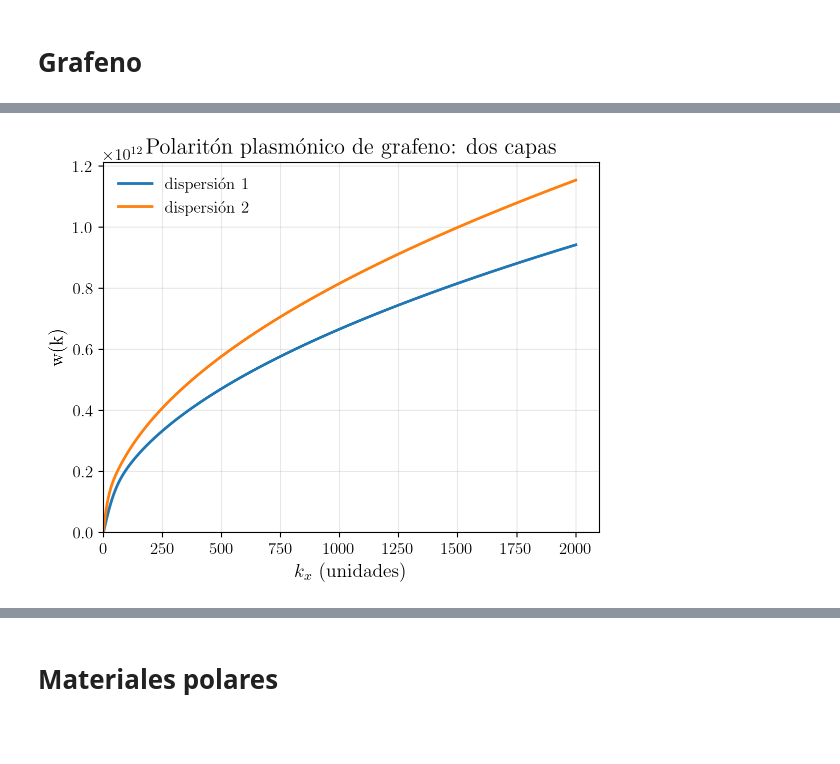
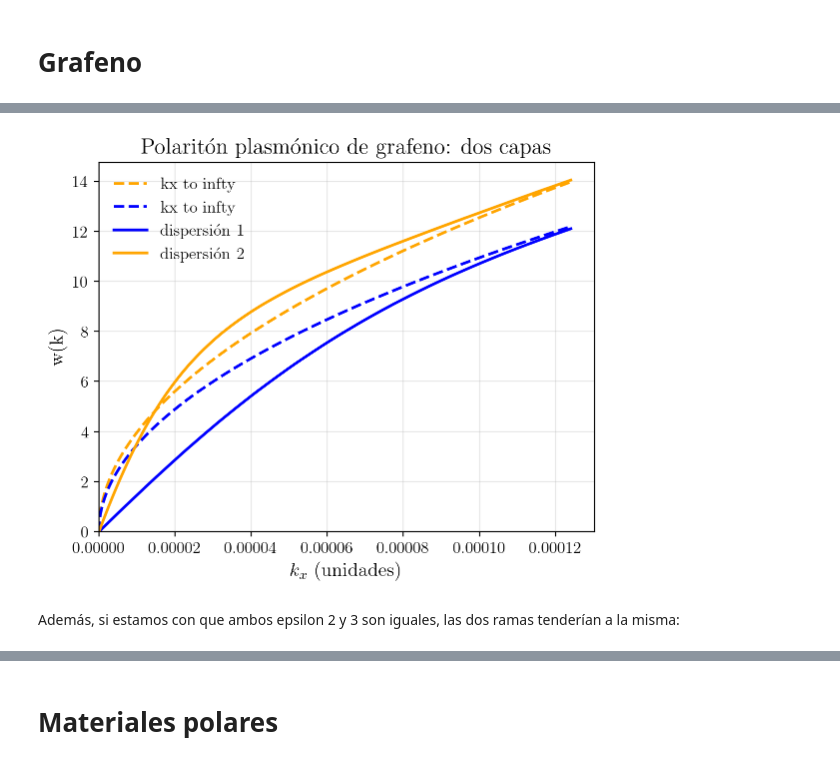
Before and after one commit to Scarlata0/Hybrid-Polaritons---TFG, a Jupyter notebook: TFG-Mario.ipynb, the cells around one changed output, grey strips where cells are left out. Drawn from its saved outputs; the diff is of its cells as text; code cells hidden in the pictures; blank space fills up the shorter version.

```diff
--- a/TFG-Mario.ipynb
+++ b/TFG-Mario.ipynb
@@ -7,18 +9,17 @@ from scipy import constants as const #De aquí puedo obtener las constantes fís
 %config InlineBackend.figure_format = 'retina'  # para que se me vean en alta resolución  || tal cual copiado de google no sé que significa
 # %%
 #Parámetros
-Ef = 0.63*const.e
-w_D = 2*Ef*const.alpha/const.h
+Ef = 0.63
+w_D = 2*Ef*const.alpha
     #Si02
 eps_inf_si = 2.1
-w_l0_si = 1244*200*const.pi*const.c #cm^-1 * 2pi*c
-w_t0_si = 1052*200*const.pi*const.c  #cm^-1 * 2pi*c
+w_l0_si = 1244*100*const.h*const.c/const.e #en eV
+w_t0_si = 105200*const.h*const.c/const.e   #en eV
 y_0_si = 0.073*w_l0_si
     #Al2O3
 eps_inf_al = 2.5
-w_l0_al = 936*200*const.pi*const.c  #cm^-1 * 2pi*c
-w_t0_al = 772*200*const.pi*const.c  #cm^-1 * 2pi*c
+w_l0_al = 93600*const.h*const.c/const.e   #en eV
+w_t0_al = 77200*const.h*const.c/const.e   #en eV
 y_0_al = 0.18*w_l0_al
 w_D
-w_l0_al
 # %% [output]
@@ -170,8 +183,8 @@ $w^2 = \frac{4ck_xw_D sinh(h_3k_x)}{\epsilon_3cosh(h_3k_x)+\epsilon_1sinh(h_3k_x
 Hay un factor raíz de dos respecto a la relación de dispersión vista en el apartado #3
 # %%
 #Definición de h_2 y h_3 - parámetro de cuentas
-h_2 = 0.03
-h_3 = 0.03 # Por ahora arbitrario
+h_2 = 20*1239.84193 #el 5 representa los nanometros
+h_3 = 20*1239.84193
 # %%
 plt.rcParams.update({ # --- Parámetros (copiado de internet para cambiar lo de Latex) ---
     "text.usetex": True,  #Para tipografía de Latex
@@ -187,17 +200,21 @@ plt.rcParams.update({ # --- Parámetros (copiado de internet para cambiar lo de
     "axes.grid": True,
     "grid.alpha": 0.3
 })
+# Epsilon
+epsilon_1 = 1
+epsilon_2 = eps_inf_al
+epsilon_3 = eps_inf_si
+
 
 # --- Creación de los datos: manipular esto para cada ejemplo, el resto no tocar ---
 fig, ax = plt.subplots()
-ax.set_title("Polaritón plasmónico de grafeno: dos capas") #Título de la gráfica
-x = np.linspace(0,2000,1000)
+ax.set_title("Polaritón plasmónico de grafeno acústico II") #Título de la gráfica
+x = np.linspace(0,1*100*const.h*const.c/const.e,3000)
+yinf1 = (2*x*const.c*w_D/(epsilon_1+epsilon_2))**(1/2) # --- Suponemos un epsilon1 = aire = 1 y un epsilon2 = 2
+ax.plot(x,yinf1,label='kx to infty',linestyle='--',color='orange')
+yinf2 = (2*x*const.c*w_D/(epsilon_3+epsilon_2))**(1/2) # --- Suponemos un epsilon1 = aire = 1 y un epsilon2 = 2
+ax.plot(x,yinf2,label='kx to infty',linestyle='--',color='blue')
 
-
-# Epsilon
-epsilon_1 = 1
-epsilon_2 = 1
-epsilon_3 = 2
 
 # Raíz interna
 arg_raiz = (
@@ -210,37 +227,35 @@ arg_raiz = (
 # Parte del numerador antes de la raíz
 numerador_antes_raiz = (
     2 * const.c * x * w_D * (
         epsilon_3 * np.cosh(h_3 * x) * np.sinh(h_2 * x) +
         (2 * epsilon_2 * np.cosh(h_2 * x) + epsilon_1 * np.sinh(h_2 * x)) * np.sinh(h_3 * x)
     )
 )
 
 # Denominador completo
 denominador = (
     2 * epsilon_3 * np.cosh(h_3 * x) * (epsilon_2 * np.cosh(h_2 * x) + epsilon_1 * np.sinh(h_2 * x)) +
     2 * epsilon_2 * (epsilon_1 * np.cosh(h_2 * x) + epsilon_2 * np.sinh(h_2 * x)) * np.sinh(h_3 * x)
 )
 
 # omega (frecuencia) con raíz externa
 omega1 = np.sqrt((numerador_antes_raiz - np.sqrt(arg_raiz)) / denominador)
 omega2 = np.sqrt((numerador_antes_raiz + np.sqrt(arg_raiz)) / denominador)
-
-
-
-
-ax.plot(x,omega1,label='dispersión 1')
-ax.plot(x,omega2,label='dispersión 2')
+ax.plot(x,omega1,label='dispersión 1',color='blue')
+ax.plot(x,omega2,label='dispersión 2',color='orange')
 
 
 # --- Etiquetas, título y leyenda ---
 
 ax.set_xlabel(r"$k_x$ (unidades)")
 ax.set_ylabel("w(k)")
 ax.legend(loc="upper left", frameon=False)
 
 # --- Límites y anotaciones ---
 ax.set_xlim(0,)
 ax.set_ylim(0,)
 plt.show()
 # %% [output]
-[figure, old version]
+[figure, new version]
+# %% [markdown]
+Además, si estamos con que ambos epsilon 2 y 3 son iguales, las dos ramas tenderían a la misma:
```
Also changed, not shown: parts of 25 cells of this notebook.
